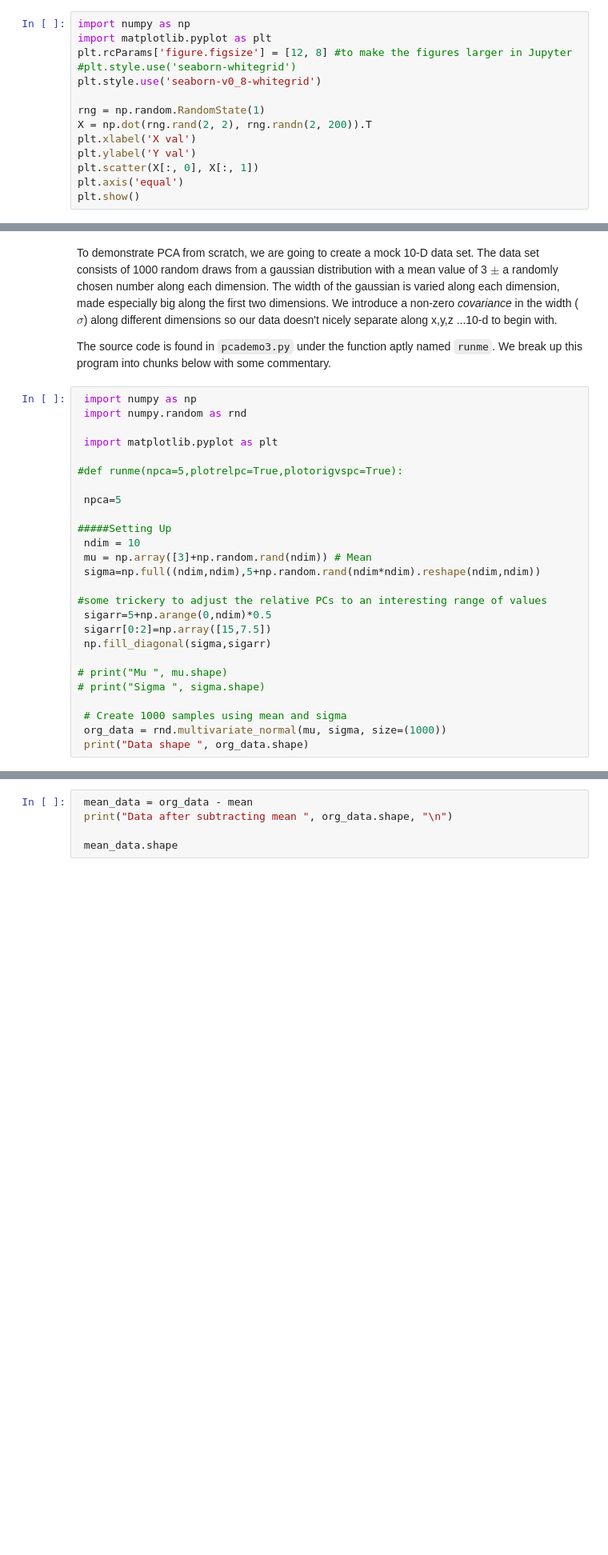
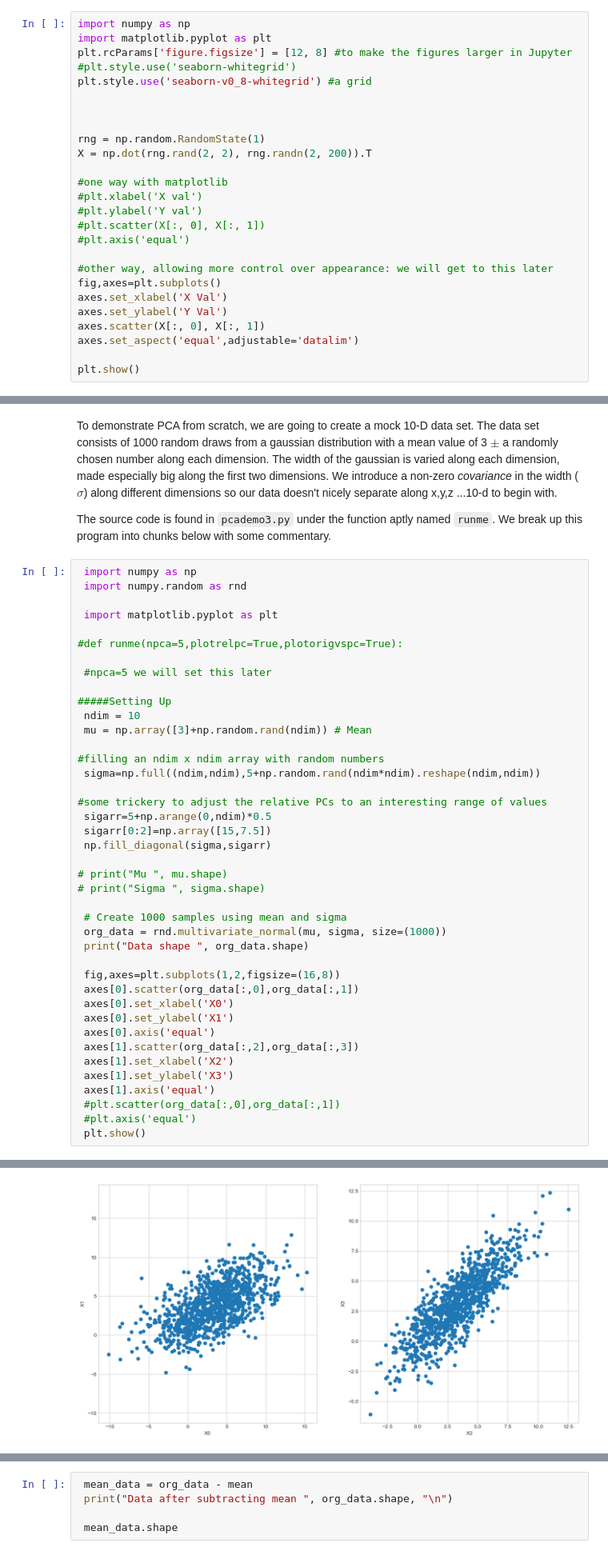
Before and after one commit to thaynecurrie/phys7903_fall2025, a Jupyter notebook: ScientificPythonNotes/NumPy/Python_NumPy_part8.ipynb, the cells around one changed output, grey strips where cells are left out. Shown at 80% size. Drawn from its saved outputs; the diff is of its cells as text; blank space fills up the shorter version.

```diff
--- a/ScientificPythonNotes/NumPy/Python_NumPy_part8.ipynb
+++ b/ScientificPythonNotes/NumPy/Python_NumPy_part8.ipynb
@@ -29,14 +29,26 @@ import numpy as np
 import matplotlib.pyplot as plt
 plt.rcParams['figure.figsize'] = [12, 8] #to make the figures larger in Jupyter
 #plt.style.use('seaborn-whitegrid')
-plt.style.use('seaborn-v0_8-whitegrid')
+plt.style.use('seaborn-v0_8-whitegrid') #a grid
+
+
 
 rng = np.random.RandomState(1)
 X = np.dot(rng.rand(2, 2), rng.randn(2, 200)).T
-plt.xlabel('X val')
-plt.ylabel('Y val')
-plt.scatter(X[:, 0], X[:, 1])
-plt.axis('equal')
+
+#one way with matplotlib
+#plt.xlabel('X val')
+#plt.ylabel('Y val')
+#plt.scatter(X[:, 0], X[:, 1])
+#plt.axis('equal')
+
+#other way, allowing more control over appearance: we will get to this later
+fig,axes=plt.subplots()
+axes.set_xlabel('X Val')
+axes.set_ylabel('Y Val')
+axes.scatter(X[:, 0], X[:, 1])
+axes.set_aspect('equal',adjustable='datalim')
+
 plt.show()
 # %% [output]
 [figure]
@@ -200,30 +220,46 @@ The source code is found in ``pcademo3.py`` under the function aptly named ``run
 # %%
  import numpy as np
  import numpy.random as rnd
 
  import matplotlib.pyplot as plt
 
 #def runme(npca=5,plotrelpc=True,plotorigvspc=True):
 
- npca=5
+ #npca=5 we will set this later
 
 #####Setting Up
  ndim = 10
  mu = np.array([3]+np.random.rand(ndim)) # Mean
+
+#filling an ndim x ndim array with random numbers
  sigma=np.full((ndim,ndim),5+np.random.rand(ndim*ndim).reshape(ndim,ndim))
 
 #some trickery to adjust the relative PCs to an interesting range of values
  sigarr=5+np.arange(0,ndim)*0.5
  sigarr[0:2]=np.array([15,7.5])
  np.fill_diagonal(sigma,sigarr)
 
 # print("Mu ", mu.shape)
 # print("Sigma ", sigma.shape)
 
  # Create 1000 samples using mean and sigma
  org_data = rnd.multivariate_normal(mu, sigma, size=(1000))
  print("Data shape ", org_data.shape)
+
+ fig,axes=plt.subplots(1,2,figsize=(16,8))
+ axes[0].scatter(org_data[:,0],org_data[:,1])
+ axes[0].set_xlabel('X0')
+ axes[0].set_ylabel('X1')
+ axes[0].axis('equal')
+ axes[1].scatter(org_data[:,2],org_data[:,3])
+ axes[1].set_xlabel('X2')
+ axes[1].set_ylabel('X3')
+ axes[1].axis('equal')
+ #plt.scatter(org_data[:,0],org_data[:,1])
+ #plt.axis('equal')
+ plt.show()
 # %% [output]
 Data shape  (1000, 10)
+[figure, added]
 # %%
  ##### Step 1 -  Subtract mean from data
```
Also changed, not shown: parts of 13 cells of this notebook.
